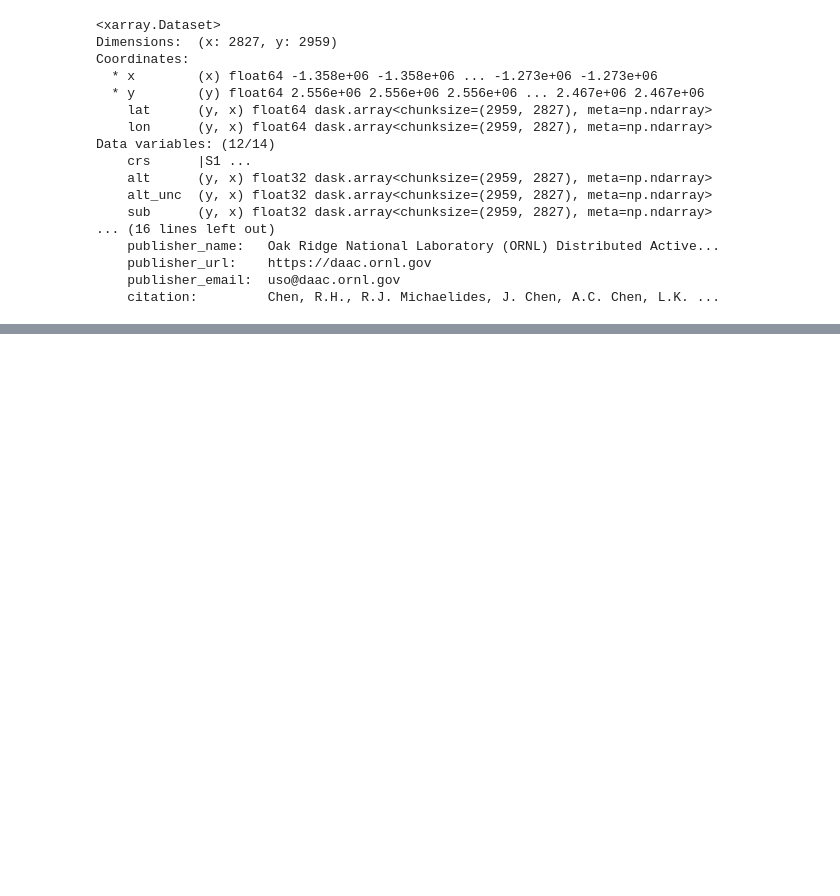
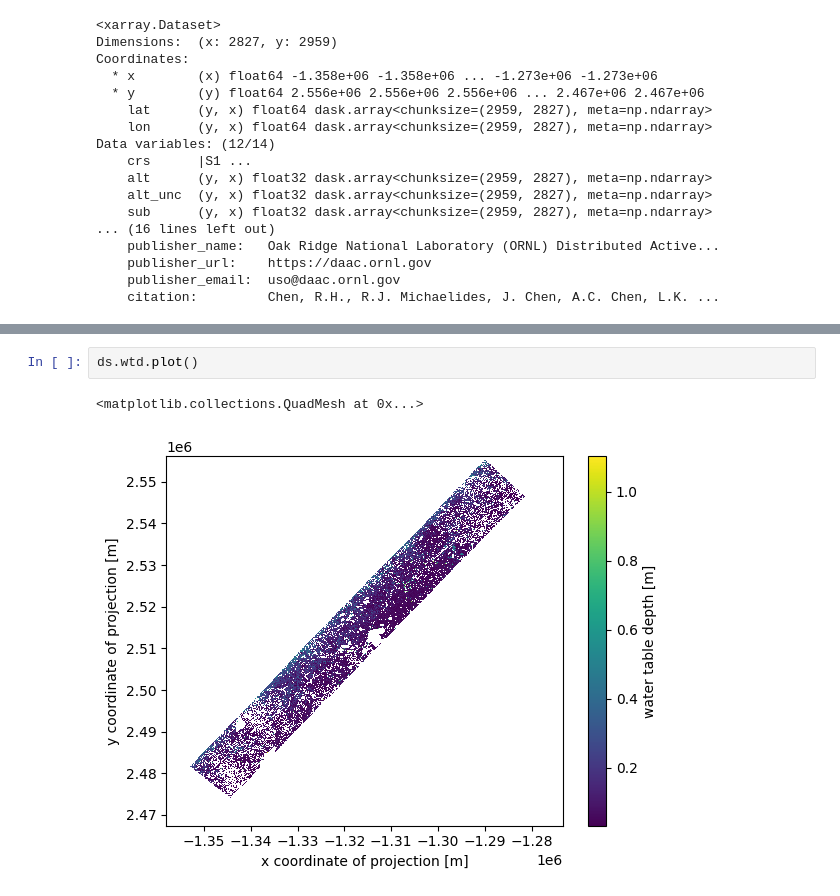
Before and after one commit to rupesh2/above, a Jupyter notebook: above_sar.ipynb, the cells around one changed output, grey strips where cells are left out. Cells and saved outputs as stored; diff of their text form; blank space fills up the shorter version.

```diff
--- a/above_sar.ipynb
+++ b/above_sar.ipynb
@@ -58,0 +67,5 @@ Data variables: (12/14)
+# %%
+ds.wtd.plot()
+# %% [output]
+<matplotlib.collections.QuadMesh at 0x...>
+[figure, added]
```
Also changed, not shown: parts of 10 cells of this notebook.
